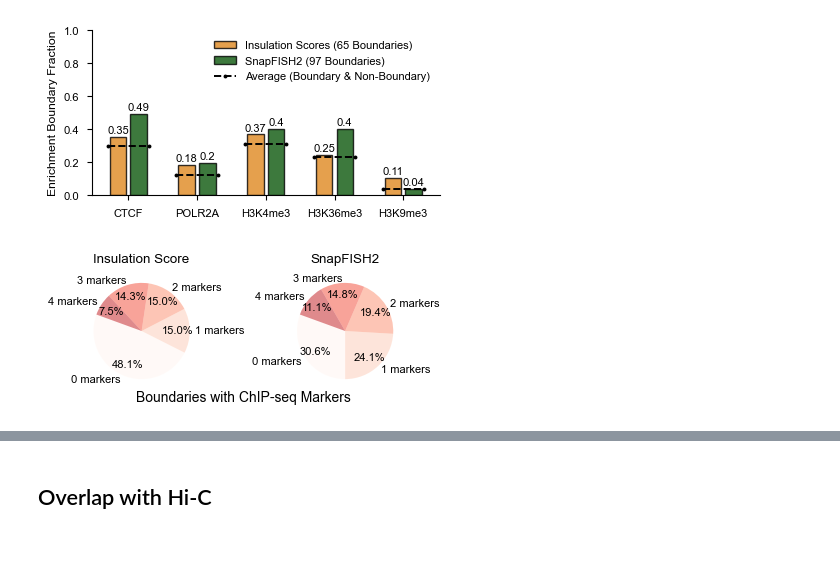
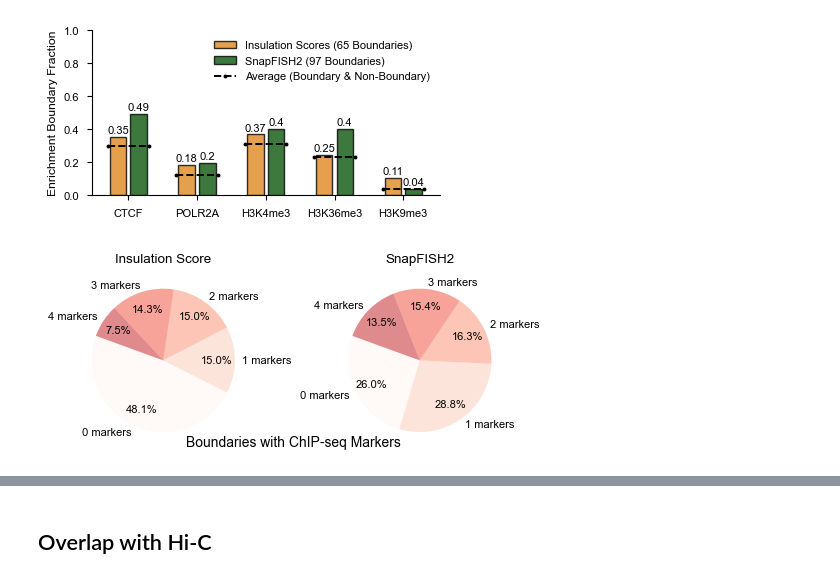
Before and after one commit to hyuyu104/ArcFISH, a Jupyter notebook: figures/2tad_benchmark.ipynb, the cells around one changed output, grey strips where cells are left out. Cells and saved outputs as stored; diff of their text form; code cells hidden in the pictures; blank space fills up the shorter version.

```diff
--- a/figures/2tad_benchmark.ipynb
+++ b/figures/2tad_benchmark.ipynb
@@ -19,6 +20,3 @@ importlib.reload(sf)
 # %%
 %reload_ext autoreload
 %autoreload 2
-# %%
-out_dire = "../123ACElog/050925"
-dtree = DataTree("../data")
@@ -46,3 +46,14 @@ count_df.T
 | chr_id | chr1 | chr2 | chr3 | chr4 | chr5 | chr6 | chr7 | chr8 | chr9 | chr10 | chr11 | ... |
 | n_cells | 937 | 937 | 910 | 924 | 901 | 921 | 979 | 968 | 944 | 936 | 984 | ... |
 | mean_count | 0.650125 | 0.543436 | 0.702198 | 0.637662 | 0.627026 | 0.618874 | 0.617314 | 0.663309 | 0.647811 | 0.659633 | 0.641396 | ... |
+# %%
+adata1 = loader.create_adata("chr1")
+sf.pp.filter_normalize(adata1)
+X = np.stack([adata1.layers[c] for c in ["X", "Y", "Z"]])
+arr = X[:,:,:,None] - X[:,:,None,:]
+med_diffr = np.nanmedian(np.abs(arr), axis=1)
+adatan1 = noisy_loader.create_adata("chr1")
+sf.pp.filter_normalize(adatan1)
+X = np.stack([adatan1.layers[c] for c in ["X", "Y", "Z"]])
+arr = X[:,:,:,None] - X[:,:,None,:]
+med_diffn = np.nanmedian(np.abs(arr), axis=1)
@@ -48,0 +89,27 @@ count_df.T
+# %%
+fig = plt.figure(figsize=(14, 2.7))
+figs = fig.subfigures(1, 3, width_ratios=[9.05, 3.5, 4])
+axes = figs[0].subplots(1, 4, width_ratios=[1, 1, 1, 0.05])
+for i, (c, ax) in enumerate(zip(["X", "Y", "Z"], axes[:3])):
+    sf.pl.pairwise_heatmap(med_diffn[i], cbar_ax=axes[-1], vmin=0, vmax=60, ax=ax)
+    ax.set(title=f"{c}-axis Median Pairwise Difference")
+ax = figs[1].subplots()
+sf.pl.pairwise_heatmap(sf.pp.median_pdist(adatan1, False), vmin=0, vmax=150,
+                       title="Median Pairwise Distance (nm)", ax=ax)
+
+uidx = np.triu_indices_from(med_diffn[0], 1)
+plt_df = (
+    pd.DataFrame(med_diffn[:,*uidx], index=["X", "Y", "Z"]).T
+    .melt(var_name="axis", value_name="diff")
+)
+ax = figs[2].subplots()
+c1, c2 = plt.colormaps["RdBu"](80), plt.colormaps["RdBu"](200)
+sns.violinplot(
+    plt_df, x="axis", y="diff", hue="axis", width=0.4,
+    fill=True, alpha=0.5,
+    palette={"X": c1, "Y": c1, "Z": c2}, linewidth=1.5, ax=ax,
+    inner_kws=dict(box_width=10, whis_width=2, color=sns.color_palette("dark")[0])
+)
+ax.grid(False)
+ax.set(xlabel="", ylabel="Median Pairwise Difference")
+fig.savefig(os.path.join(out_dire, "takei_nature_25kb_pairwise_diff_n.pdf"), bbox_inches="tight")
@@ -377,32 +482,32 @@ fig.savefig(os.path.join(out_dire, "tad_noi_enrich_chipseq.pdf"), bbox_inches="t
 # %%
 from utils.utils import domain_add_chipseq_col
 
 colors = [plt.get_cmap("Reds")(i*50) for i in range(5)]
-fig, axes = plt.subplots(1, 2, figsize=(4, 2))
+fig, axes = plt.subplots(1, 2, figsize=(5, 2.5))
 
 res = res_sf1.copy()
 for marker in ["CTCF", "POLR2A", "H3K4me3", "H3K36me3"]:
     res = domain_add_chipseq_col(res, marker, dtree)
 labels, count = np.unique(res.iloc[:, 3:].sum(axis=1), return_counts=True)
 axes[0].pie(
     count, labels=[f"{t} markers" for t in labels], textprops={"fontsize":8},
     autopct="%1.1f%%", startangle=160, labeldistance=1.1, pctdistance=.75,
     wedgeprops={"alpha": .5}, colors=colors,
 )
 axes[0].set_title("Insulation Score")
 
 res = res_sf2.copy()
 for marker in ["CTCF", "POLR2A", "H3K4me3", "H3K36me3"]:
     res = domain_add_chipseq_col(res, marker, dtree)
 labels, count = np.unique(res.iloc[:, 3:].sum(axis=1), return_counts=True)
 axes[1].pie(
     count, labels=[f"{t} markers" for t in labels], textprops={"fontsize":8},
     autopct="%1.1f%%", startangle=160, labeldistance=1.1, pctdistance=.75,
     wedgeprops={"alpha": .5}, colors=colors
 )
 axes[1].set_title("SnapFISH2")
 
 fig.suptitle("Boundaries with ChIP-seq Markers", y=0.2, fontsize=10)
 fig.savefig(os.path.join(out_dire, "tad_marker_pie.pdf"), bbox_inches="tight")
 # %% [output]
-[figure, old version]
+[figure, new version]
```
Also changed, not shown: parts of 40 cells of this notebook, 7 other files.
